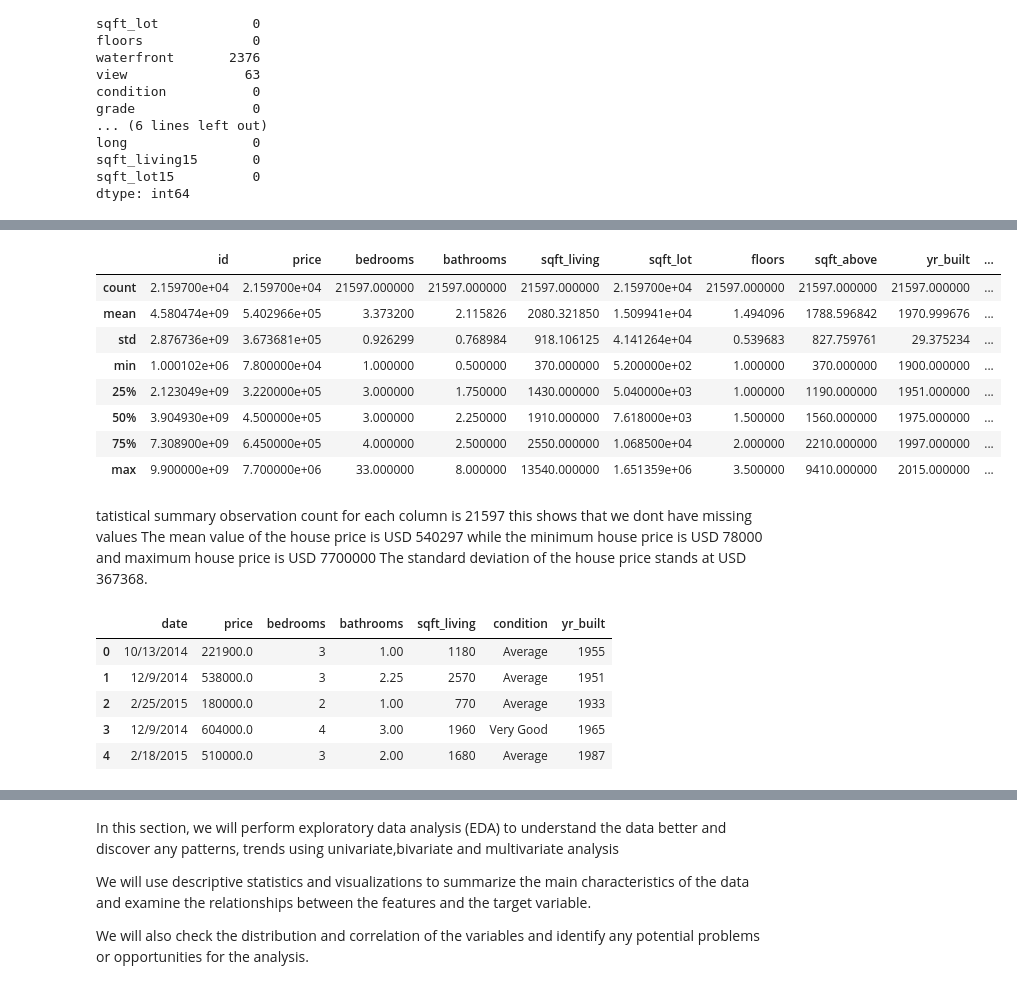
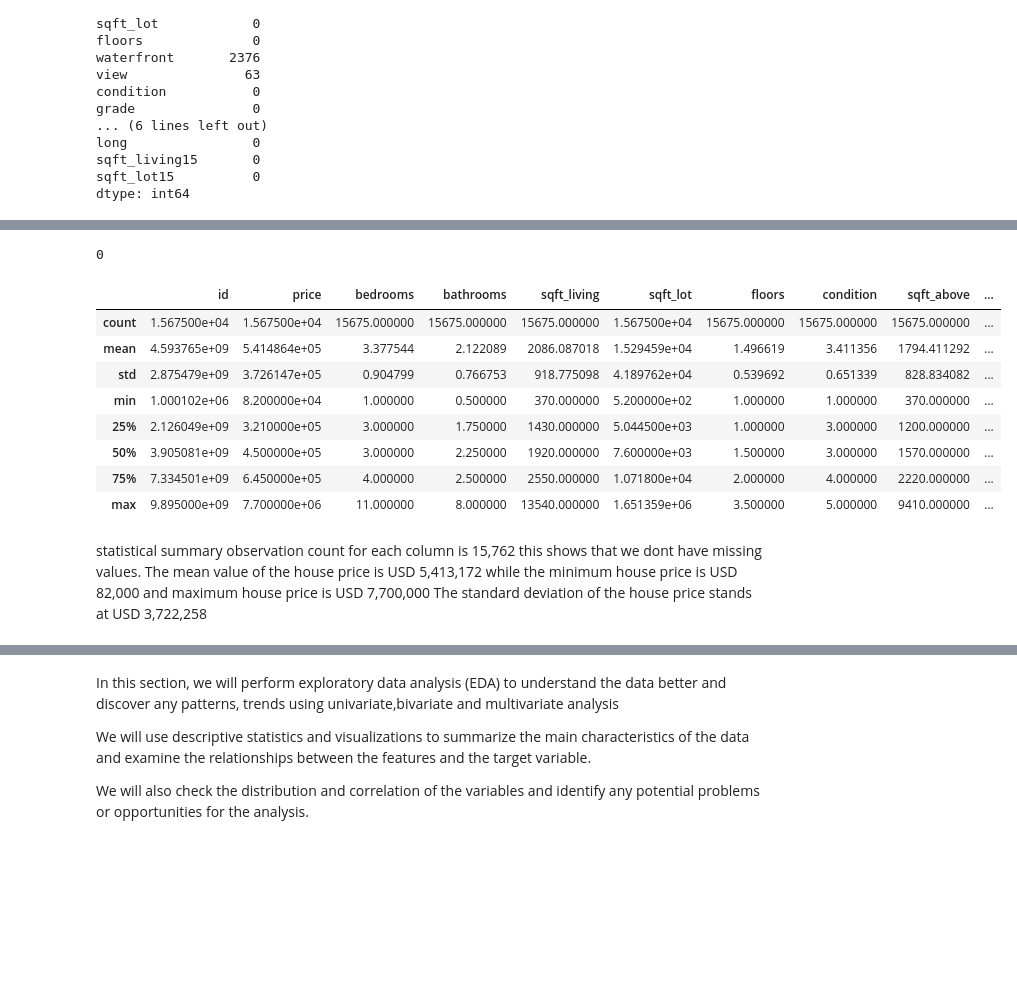
Before and after one commit to Sandrakiptumm/dsc-phase-2-project-v2-3-Group-3, a Jupyter notebook: student.ipynb, the cells around one changed output, grey strips where cells are left out. Saved outputs shown, nothing was run; the diff lists cells and outputs as text; code cells hidden in the pictures; blank space fills up the shorter version.

```diff
--- a/student.ipynb
+++ b/student.ipynb
@@ -171,26 +229,24 @@ memory usage: 3.5+ MB
+# %%
+# checking for duplicates
+def count_duplicate(data):
+      return data.duplicated().sum()
+count_duplicate(df)
+# %% [output]
+0
 # %%
 #statistical summary
-df.describe()
+def describe(data):
+     return data.describe()
+describe(df)
 # %% [output]
-|  | id | price | bedrooms | bathrooms | sqft_living | sqft_lot | floors | sqft_above | yr_built | ... |
-| count | 2.159700e+04 | 2.159700e+04 | 21597.000000 | 21597.000000 | 21597.000000 | 2.159700e+04 | 21597.000000 | 21597.000000 | 21597.000000 | ... |
-| mean | 4.580474e+09 | 5.402966e+05 | 3.373200 | 2.115826 | 2080.321850 | 1.509941e+04 | 1.494096 | 1788.596842 | 1970.999676 | ... |
-| std | 2.876736e+09 | 3.673681e+05 | 0.926299 | 0.768984 | 918.106125 | 4.141264e+04 | 0.539683 | 827.759761 | 29.375234 | ... |
-| min | 1.000102e+06 | 7.800000e+04 | 1.000000 | 0.500000 | 370.000000 | 5.200000e+02 | 1.000000 | 370.000000 | 1900.000000 | ... |
-| 25% | 2.123049e+09 | 3.220000e+05 | 3.000000 | 1.750000 | 1430.000000 | 5.040000e+03 | 1.000000 | 1190.000000 | 1951.000000 | ... |
-| 50% | 3.904930e+09 | 4.500000e+05 | 3.000000 | 2.250000 | 1910.000000 | 7.618000e+03 | 1.500000 | 1560.000000 | 1975.000000 | ... |
-| 75% | 7.308900e+09 | 6.450000e+05 | 4.000000 | 2.500000 | 2550.000000 | 1.068500e+04 | 2.000000 | 2210.000000 | 1997.000000 | ... |
-| max | 9.900000e+09 | 7.700000e+06 | 33.000000 | 8.000000 | 13540.000000 | 1.651359e+06 | 3.500000 | 9410.000000 | 2015.000000 | ... |
+|  | id | price | bedrooms | bathrooms | sqft_living | sqft_lot | floors | condition | sqft_above | ... |
+| count | 1.567500e+04 | 1.567500e+04 | 15675.000000 | 15675.000000 | 15675.000000 | 1.567500e+04 | 15675.000000 | 15675.000000 | 15675.000000 | ... |
+| mean | 4.593765e+09 | 5.414864e+05 | 3.377544 | 2.122089 | 2086.087018 | 1.529459e+04 | 1.496619 | 3.411356 | 1794.411292 | ... |
+| std | 2.875479e+09 | 3.726147e+05 | 0.904799 | 0.766753 | 918.775098 | 4.189762e+04 | 0.539692 | 0.651339 | 828.834082 | ... |
+| min | 1.000102e+06 | 8.200000e+04 | 1.000000 | 0.500000 | 370.000000 | 5.200000e+02 | 1.000000 | 1.000000 | 370.000000 | ... |
+| 25% | 2.126049e+09 | 3.210000e+05 | 3.000000 | 1.750000 | 1430.000000 | 5.044500e+03 | 1.000000 | 3.000000 | 1200.000000 | ... |
+| 50% | 3.905081e+09 | 4.500000e+05 | 3.000000 | 2.250000 | 1920.000000 | 7.600000e+03 | 1.500000 | 3.000000 | 1570.000000 | ... |
+| 75% | 7.334501e+09 | 6.450000e+05 | 4.000000 | 2.500000 | 2550.000000 | 1.071800e+04 | 2.000000 | 4.000000 | 2220.000000 | ... |
+| max | 9.895000e+09 | 7.700000e+06 | 11.000000 | 8.000000 | 13540.000000 | 1.651359e+06 | 3.500000 | 5.000000 | 9410.000000 | ... |
 # %% [markdown]
-tatistical summary observation count for each column is 21597 this shows that we dont have missing values The mean value of the house price is USD 540297 while the minimum house price is USD 78000 and maximum house price is USD 7700000 The standard deviation of the house price stands at USD 367368.
+statistical summary observation count for each column is 15,762 this shows that we dont have missing values. The mean value of the house price is USD 5,413,172 while the minimum house price is USD 82,000 and maximum house price is USD 7,700,000 The standard deviation of the house price stands at USD 3,722,258
-# %%
-#we'll focus on the columns mentioned above and drop the rest
-df.drop(columns=['id','lat','long','sqft_lot','floors','waterfront','view','zipcode','sqft_living15','sqft_lot15','grade','yr_renovated','sqft_above','sqft_basement'],inplace=True)
-df.head()
-# %% [output]
-|  | date | price | bedrooms | bathrooms | sqft_living | condition | yr_built |
-| 0 | 10/13/2014 | 221900.0 | 3 | 1.00 | 1180 | Average | 1955 |
-| 1 | 12/9/2014 | 538000.0 | 3 | 2.25 | 2570 | Average | 1951 |
-| 2 | 2/25/2015 | 180000.0 | 2 | 1.00 | 770 | Average | 1933 |
-| 3 | 12/9/2014 | 604000.0 | 4 | 3.00 | 1960 | Very Good | 1965 |
-| 4 | 2/18/2015 | 510000.0 | 3 | 2.00 | 1680 | Average | 1987 |
```
Also changed, not shown: parts of 26 cells of this notebook.
